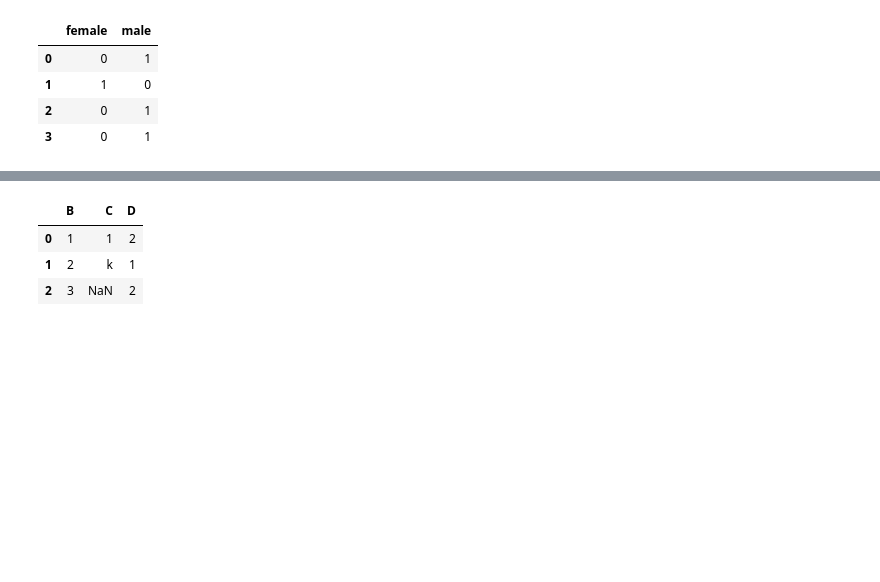
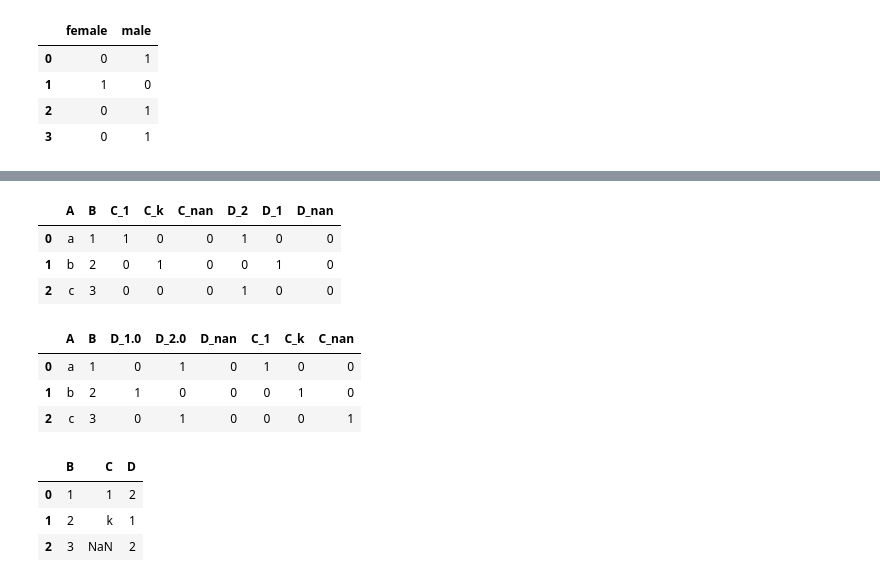
Before and after one commit to Pixelzzz99/get_dummies_implement, a Jupyter notebook: tests.ipynb, the cells around one changed output, grey strips where cells are left out. Saved outputs shown, nothing was run; the diff lists cells and outputs as text; code cells hidden in the pictures; blank space fills up the shorter version.

```diff
--- a/tests.ipynb
+++ b/tests.ipynb
@@ -257,3 +285,17 @@ display(table_my, table_pandas)
+# %%
+df = pd.DataFrame({'A': ['a', 'b', 'c'], 'B': [1, 2, 3], 'C': [1, 'k', np.nan], 'D': [2, 1, 2]})
+table_my = get_dummies(df, columns=['D', 'C'], dummy_na=True,)
+table_pandas = pd.get_dummies(df, columns=['D', 'C'], dummy_na=True,)
+display(table_my, table_pandas)
+# %% [output]
+|  | A | B | C_1 | C_k | C_nan | D_2 | D_1 | D_nan |
+| 0 | a | 1 | 1 | 0 | 0 | 1 | 0 | 0 |
+| 1 | b | 2 | 0 | 1 | 0 | 0 | 1 | 0 |
+| 2 | c | 3 | 0 | 0 | 0 | 1 | 0 | 0 |
+|  | A | B | D_1.0 | D_2.0 | D_nan | C_1 | C_k | C_nan |
+| 0 | a | 1 | 0 | 1 | 0 | 1 | 0 | 0 |
+| 1 | b | 2 | 1 | 0 | 0 | 0 | 1 | 0 |
+| 2 | c | 3 | 0 | 1 | 0 | 0 | 0 | 1 |
 # %%
 df = pd.DataFrame({'A': ['a', 'b', 'c'], 'B': [1, 2, 3], 'C': [1, 'k', np.nan], 'D': [2, 1, 2]})
 df1 = pd.DataFrame(df)
```
Also changed, not shown: parts of 4 cells of this notebook, 1 other file.
